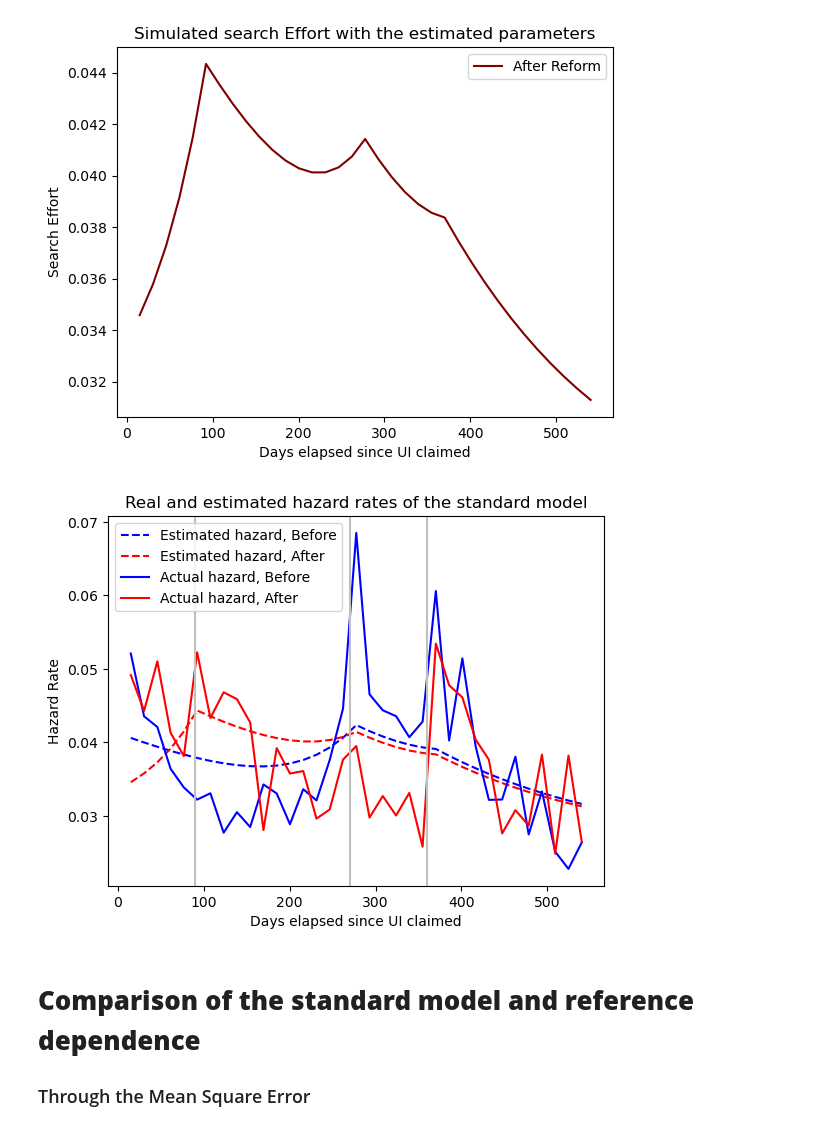
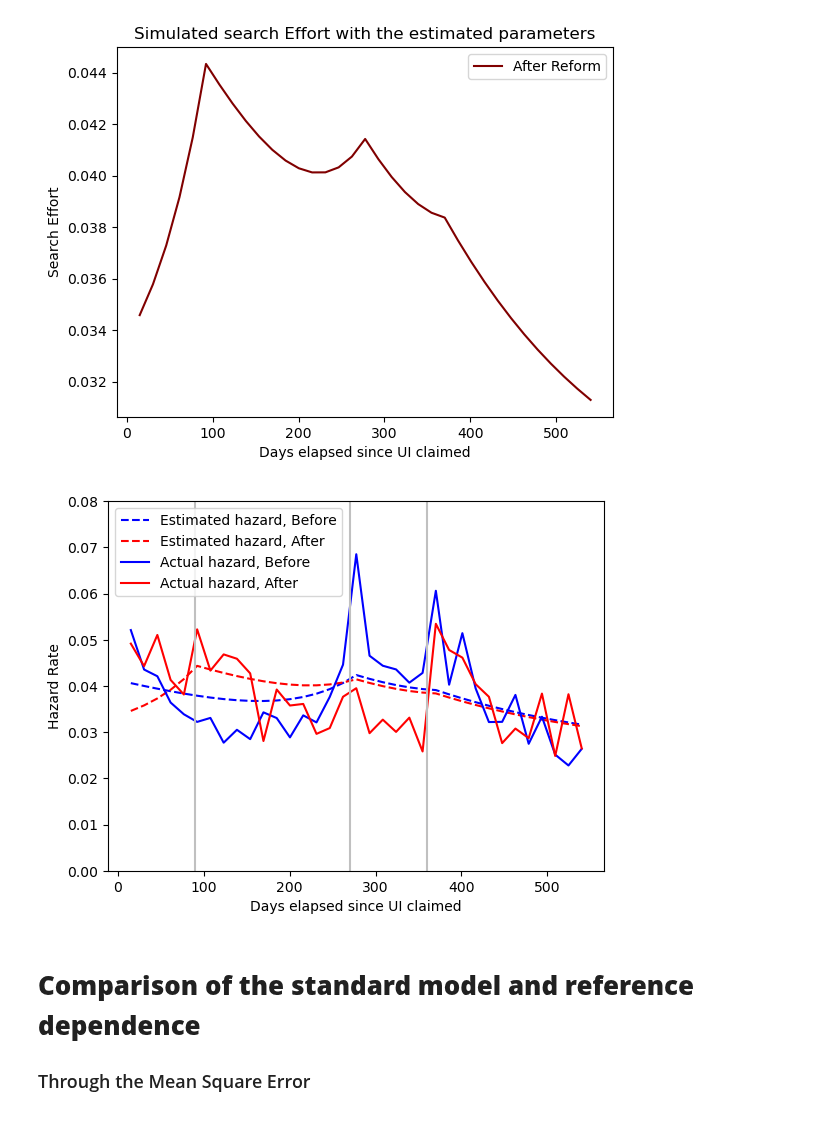
Before and after one commit to qrn838/Dynamic-programming-project, a Jupyter notebook: 2. Estimation - HTM.ipynb, the cells around one changed output. Cells and saved outputs as stored; diff of their text form; code cells hidden in the pictures.

```diff
--- a/2. Estimation - HTM.ipynb
+++ b/2. Estimation - HTM.ipynb
@@ -272,22 +273,22 @@ plt.show()
 # %%
 #Replicating figure 7(a) from the paper
 
 time = np.linspace(0, model_new.par.T_sim, model_new.par.T_sim)
 plt.plot((time+1)*15, sim_new, color='Blue', label='Estimated hazard, Before', linestyle='--')
 plt.plot((time+1)*15, s_forecast_new, label='Estimated hazard, After', color='Red', linestyle='--')
 plt.plot((time+1)*15, before, label='Actual hazard, Before', color='Blue')
 plt.plot((time+1)*15, after, label='Actual hazard, After', color='Red')
 plt.xlabel('Days elapsed since UI claimed')
 plt.ylabel('Hazard Rate')
-plt.title('Real and estimated hazard rates of the standard model')
+# plt.title('Real and estimated hazard rates of the standard model')
 plt.axvline(x=90, color='silver')
 plt.axvline(x=270, color='silver')
 plt.axvline(x=360, color='silver')
 plt.legend()
-# plt.ylim(0.0, 0.08)
+plt.ylim(0.0, 0.08)
 plt.show()
 # %% [output]
-[figure, old version]
+[figure, new version]
 # %% [markdown]
 # **Comparison of the standard model and reference dependence**
 ### Through the Mean Square Error
```
Also changed, not shown: parts of 6 cells of this notebook, 3 other files.
